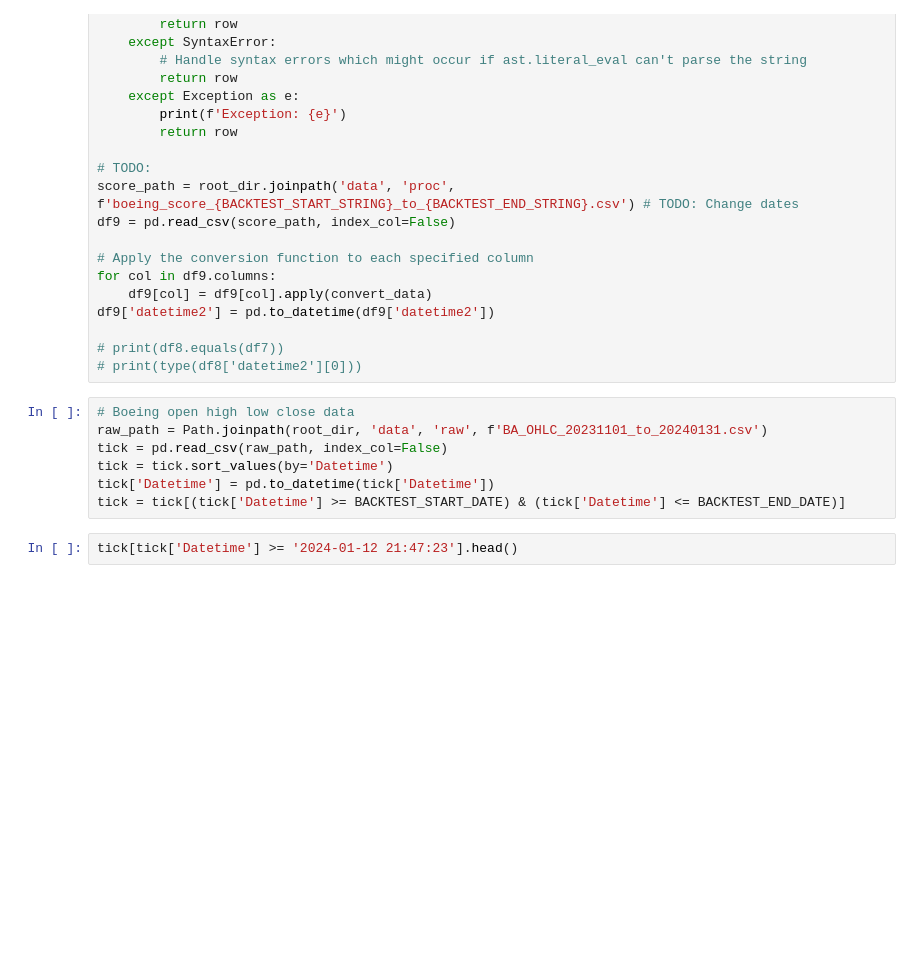
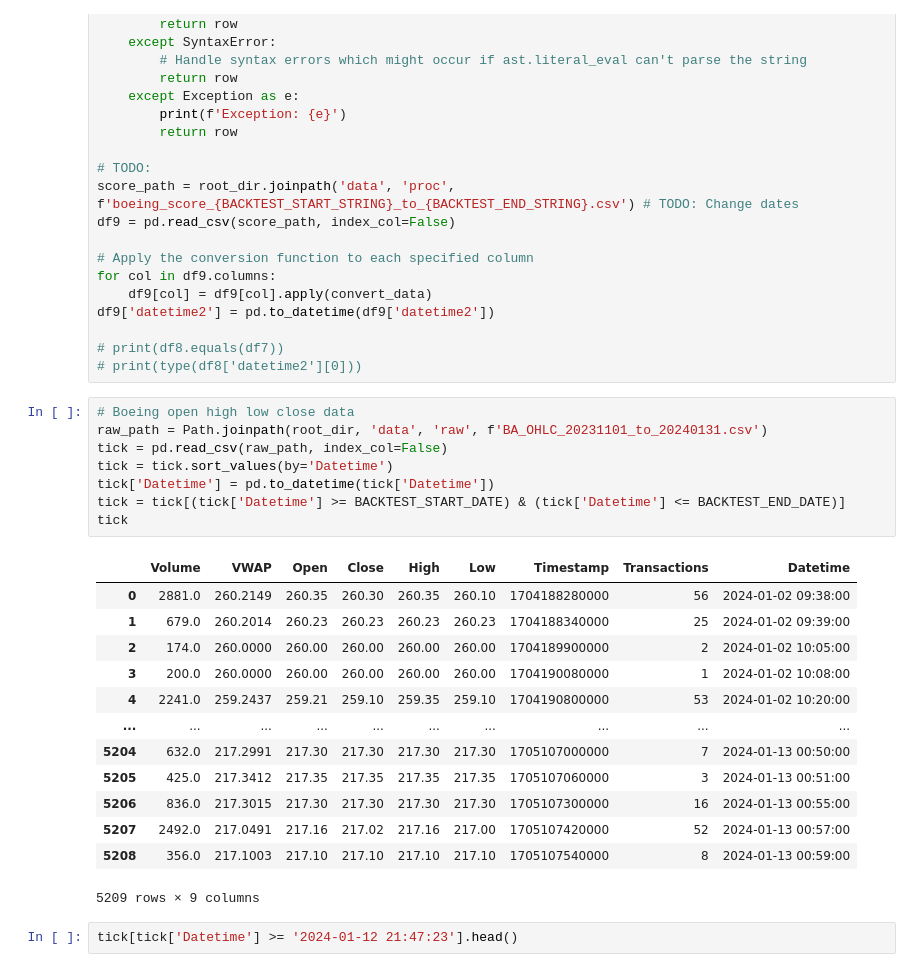
Before and after one commit to yiqwan/stock-forecast-with-sentiment, a Jupyter notebook: notebooks/trading.ipynb, the cells around one changed output. Cells and saved outputs as stored; diff of their text form; blank space fills up the shorter version.

Commit message:
Added major columns, drawdown

```diff
--- a/notebooks/trading.ipynb
+++ b/notebooks/trading.ipynb
@@ -229,10 +247,25 @@ df9['datetime2'] = pd.to_datetime(df9['datetime2'])
 # %%
 # Boeing open high low close data
 raw_path = Path.joinpath(root_dir, 'data', 'raw', f'BA_OHLC_20231101_to_20240131.csv')
 tick = pd.read_csv(raw_path, index_col=False)
 tick = tick.sort_values(by='Datetime')
 tick['Datetime'] = pd.to_datetime(tick['Datetime'])
 tick = tick[(tick['Datetime'] >= BACKTEST_START_DATE) & (tick['Datetime'] <= BACKTEST_END_DATE)]
+tick
+# %% [output]
+|  | Volume | VWAP | Open | Close | High | Low | Timestamp | Transactions | Datetime |
+| 0 | 2881.0 | 260.2149 | 260.35 | 260.30 | 260.35 | 260.10 | 1704188280000 | 56 | 2024-01-02 09:38:00 |
+| 1 | 679.0 | 260.2014 | 260.23 | 260.23 | 260.23 | 260.23 | 1704188340000 | 25 | 2024-01-02 09:39:00 |
+| 2 | 174.0 | 260.0000 | 260.00 | 260.00 | 260.00 | 260.00 | 1704189900000 | 2 | 2024-01-02 10:05:00 |
+| 3 | 200.0 | 260.0000 | 260.00 | 260.00 | 260.00 | 260.00 | 1704190080000 | 1 | 2024-01-02 10:08:00 |
+| 4 | 2241.0 | 259.2437 | 259.21 | 259.10 | 259.35 | 259.10 | 1704190800000 | 53 | 2024-01-02 10:20:00 |
+| ... | ... | ... | ... | ... | ... | ... | ... | ... | ... |
+| 5204 | 632.0 | 217.2991 | 217.30 | 217.30 | 217.30 | 217.30 | 1705107000000 | 7 | 2024-01-13 00:50:00 |
+| 5205 | 425.0 | 217.3412 | 217.35 | 217.35 | 217.35 | 217.35 | 1705107060000 | 3 | 2024-01-13 00:51:00 |
+| 5206 | 836.0 | 217.3015 | 217.30 | 217.30 | 217.30 | 217.30 | 1705107300000 | 16 | 2024-01-13 00:55:00 |
+| 5207 | 2492.0 | 217.0491 | 217.16 | 217.02 | 217.16 | 217.00 | 1705107420000 | 52 | 2024-01-13 00:57:00 |
+| 5208 | 356.0 | 217.1003 | 217.10 | 217.10 | 217.10 | 217.10 | 1705107540000 | 8 | 2024-01-13 00:59:00 |
+5209 rows × 9 columns
 # %%
 tick[tick['Datetime'] >= '2024-01-12 21:47:23'].head()
 # %% [output]
```
Also changed, not shown: parts of 12 cells of this notebook.
